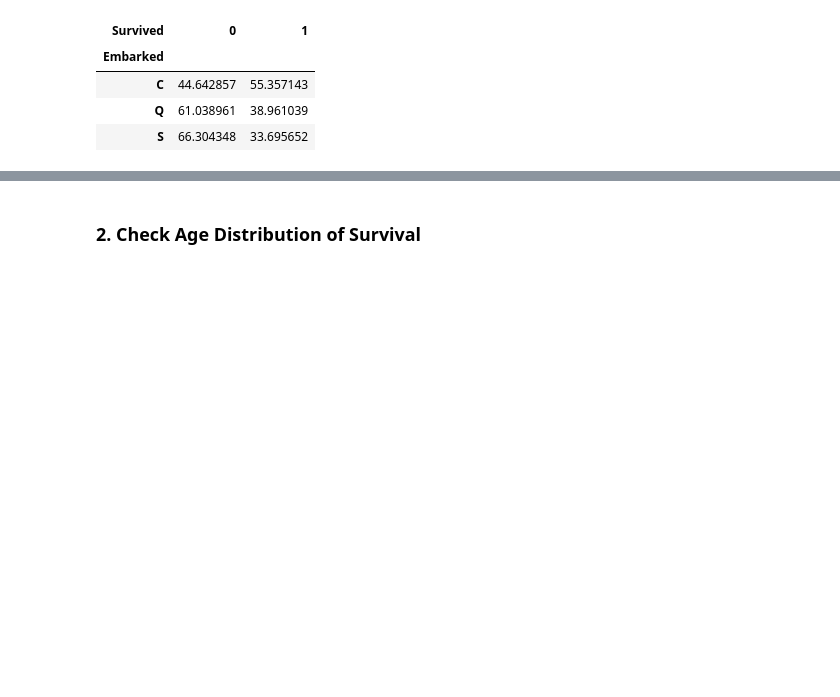
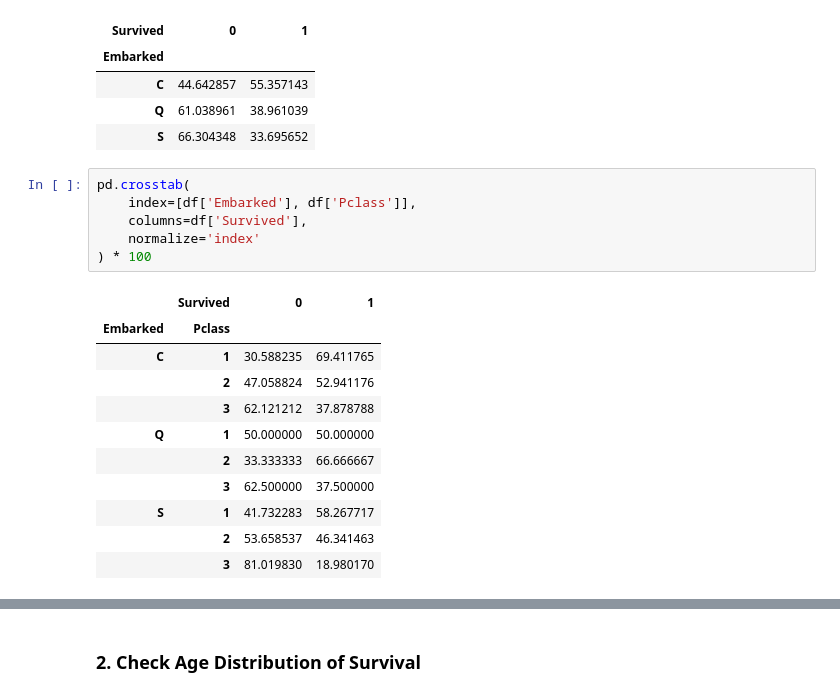
Before and after one commit to acodeforone/22projects, a Jupyter notebook: 00_EDA_01_Titanic.ipynb, the cells around one changed output, grey strips where cells are left out. Drawn from its saved outputs; the diff is of its cells as text; blank space fills up the shorter version.

```diff
--- a/00_EDA_01_Titanic.ipynb
+++ b/00_EDA_01_Titanic.ipynb
@@ -167,3 +167,21 @@ pd.crosstab(df['Embarked'], df['Survived'], normalize='index') * 100
 | C | 44.642857 | 55.357143 |
 | Q | 61.038961 | 38.961039 |
 | S | 66.304348 | 33.695652 |
+# %%
+pd.crosstab(
+    index=[df['Embarked'], df['Pclass']],
+    columns=df['Survived'],
+    normalize='index'
+) * 100
+# %% [output]
+|  | Survived | 0 | 1 |
+| Embarked | Pclass |  |  |
+| C | 1 | 30.588235 | 69.411765 |
+|  | 2 | 47.058824 | 52.941176 |
+|  | 3 | 62.121212 | 37.878788 |
+| Q | 1 | 50.000000 | 50.000000 |
+|  | 2 | 33.333333 | 66.666667 |
+|  | 3 | 62.500000 | 37.500000 |
+| S | 1 | 41.732283 | 58.267717 |
+|  | 2 | 53.658537 | 46.341463 |
+|  | 3 | 81.019830 | 18.980170 |
```
Also changed, not shown: parts of 1 cell of this notebook.
